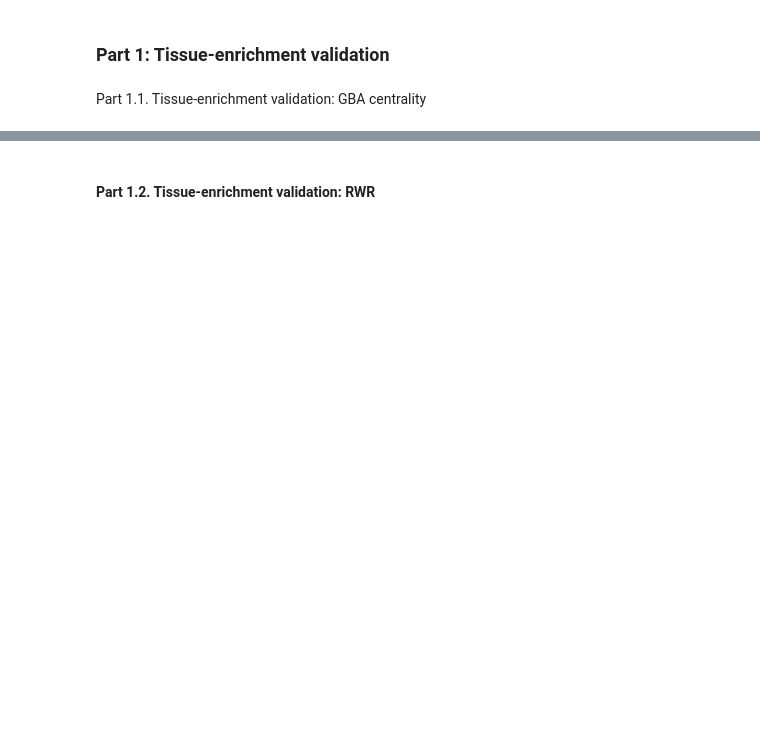
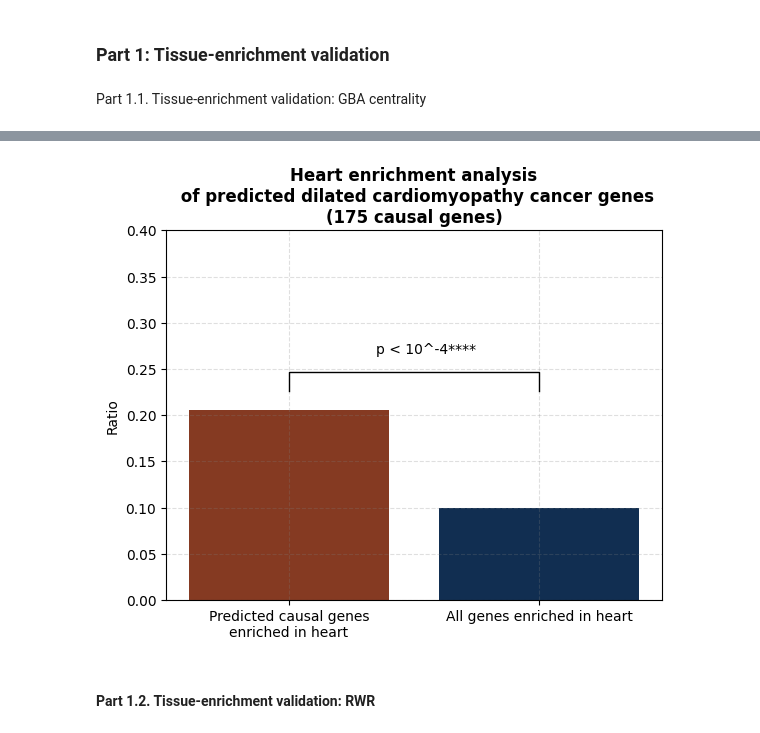
Before and after one commit to jedrzejkubica/GBA-centrality, a Jupyter notebook: Validation/validation_GBA_centrality.ipynb, the cells around one changed output, grey strips where cells are left out. Drawn from its saved outputs; the diff is of its cells as text; code cells hidden in the pictures; blank space fills up the shorter version.

```diff
--- a/Validation/validation_GBA_centrality.ipynb
+++ b/Validation/validation_GBA_centrality.ipynb
@@ -156,7 +154,7 @@ def format_pvalue(pvalue):
 ### Set parameters and paths
 # %%
 '''Set parameters with which GBA_centrality.py was run'''
-PHENOTYPE = "MMAF" # to choose from: MMAF, NOA, DILCARD, HYPCARD, BC (breast cancer), CC (colon cancer)
+PHENOTYPE = "DILCARD" # to choose from: MMAF, NOA, DILCARD, HYPCARD, BC (breast cancer), CC (colon cancer)
 ALPHA = 0.5
 alpha = str(ALPHA).replace('.', '')
 D_MAX = 10
@@ -261,28 +276,40 @@ print(f"{p_tissue_expr}")
 # %%
 proportion1 = x1 / (x1 + x3) # ratio of predicted causal genes that are tissue-enriched
 proportion2 = (x1 + x2) / (x1 + x2 + x3 + x4) # ratio of all genes that are tissue-enriched
 
-labels = [f"Predicted causal genes\nthat are enriched in {TISSUE}",
-          f"All genes that are enriched in {TISSUE}"]
+labels = [f"Predicted causal genes\nenriched in {TISSUE}",
+          f"All genes enriched in {TISSUE}"]
 
 matplotlib.pyplot.bar(x=labels, height=[proportion1, proportion2], color=['#853A22', '#112E51'])
-matplotlib.pyplot.title(f"{TISSUE.capitalize()} enrichment analysis\n of predicted {PHENOTYPE} genes\n({len(ENSG2score_leaveOneOut)} causal genes)", weight='bold', fontsize=12)
+
+if PHENOTYPE in ["MMAF", "NOA"]:
+    matplotlib.pyplot.title(f"{TISSUE.capitalize()} enrichment analysis\n of predicted {PHENOTYPE} genes\n({len(ENSG2score_leaveOneOut)} causal genes)", weight='bold', fontsize=12)
+elif PHENOTYPE == "BC":
+    matplotlib.pyplot.title(f"{TISSUE.capitalize()} enrichment analysis\n of predicted breast cancer genes\n({len(ENSG2score_leaveOneOut)} causal genes)", weight='bold', fontsize=12)
+elif PHENOTYPE == "CC":
+    matplotlib.pyplot.title(f"{TISSUE.capitalize()} enrichment analysis\n of predicted colon cancer genes\n({len(ENSG2score_leaveOneOut)} causal genes)", weight='bold', fontsize=12)
+elif PHENOTYPE == "HYPCARD":
+    matplotlib.pyplot.title(f"{TISSUE.capitalize()} enrichment analysis\n of predicted hypertrophic cardiomyopathy genes\n({len(ENSG2score_leaveOneOut)} causal genes)", weight='bold', fontsize=12)
+elif PHENOTYPE == "DILCARD":
+    matplotlib.pyplot.title(f"{TISSUE.capitalize()} enrichment analysis\n of predicted dilated cardiomyopathy cancer genes\n({len(ENSG2score_leaveOneOut)} causal genes)", weight='bold', fontsize=12)
 
 # plot p-value
 h = .1 * max(proportion1, proportion2)
 y = max(proportion1, proportion2) + h
 
 matplotlib.pyplot.plot([labels[0], labels[0], labels[1], labels[1]], [y, y+h, y+h, y], lw=1, c='black')
 matplotlib.pyplot.text(x=0.35,y=y+2*h, s=f"{p_tissue_expr}")
 
 y_max = 2*max(proportion1, proportion2)
 matplotlib.pyplot.yticks(numpy.arange(0, y_max, 0.05))
 matplotlib.pyplot.ylabel("Ratio")
 
 matplotlib.pyplot.grid(True, linestyle='--', which='major',
                    color='grey', alpha=.25)
 
-# matplotlib.pyplot.savefig(FIGURES_DIR + f"{PHENOTYPE}_tissue_enrichment", dpi=1000)
+matplotlib.pyplot.savefig(FIGURES_DIR + f"{PHENOTYPE}_tissue_enrichment", dpi=1000)
+# %% [output]
+[figure, added]
 # %% [markdown]
 #### Part 1.2. Tissue-enrichment validation: RWR
 # %%
```
Also changed, not shown: parts of 21 cells of this notebook.
